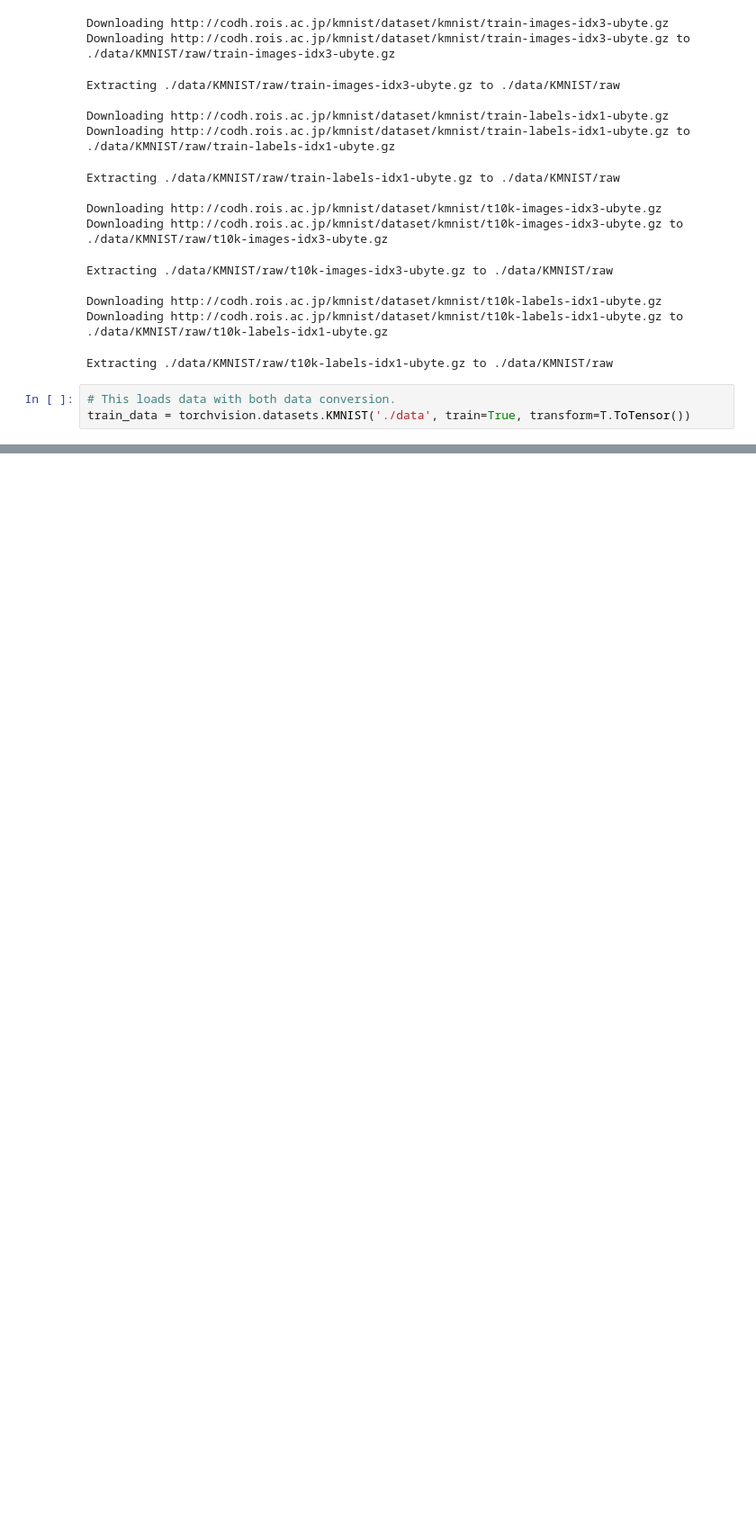
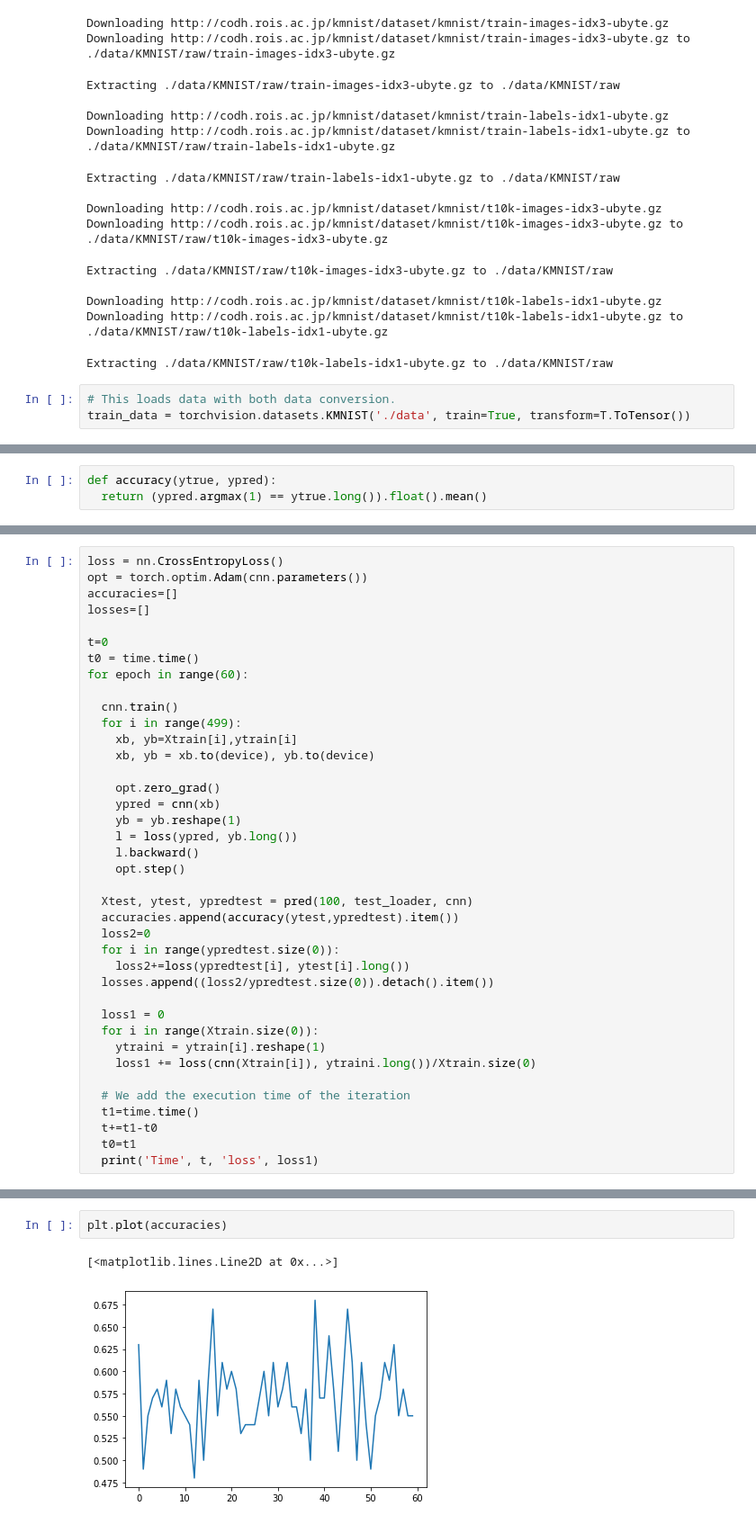
Before and after one commit to davidraamirez/GradientWithoutBackpropagation, a Jupyter notebook: CNN_bwd_gradient.ipynb, the cells around one changed output, grey strips where cells are left out. Shown at 90% size. Cells and saved outputs as stored; diff of their text form; blank space fills up the shorter version.

```diff
--- a/CNN_bwd_gradient.ipynb
+++ b/CNN_bwd_gradient.ipynb
@@ -42,0 +136,3 @@ train_data = torchvision.datasets.KMNIST('./data', train=True, transform=T.ToTen
+# %%
+def accuracy(ytrue, ypred):
+  return (ypred.argmax(1) == ytrue.long()).float().mean()
@@ -42,0 +156,39 @@ train_data = torchvision.datasets.KMNIST('./data', train=True, transform=T.ToTen
+# %%
+loss = nn.CrossEntropyLoss()
+opt = torch.optim.Adam(cnn.parameters())
+accuracies=[]
+losses=[]
+
+t=0
+t0 = time.time()
+for epoch in range(60):
+
+  cnn.train()
+  for i in range(499):
+    xb, yb=Xtrain[i],ytrain[i]
+    xb, yb = xb.to(device), yb.to(device)
+
+    opt.zero_grad()
+    ypred = cnn(xb)
+    yb = yb.reshape(1)
+    l = loss(ypred, yb.long())
+    l.backward()
+    opt.step()
+
+  Xtest, ytest, ypredtest = pred(100, test_loader, cnn)
+  accuracies.append(accuracy(ytest,ypredtest).item())
+  loss2=0
+  for i in range(ypredtest.size(0)):
+    loss2+=loss(ypredtest[i], ytest[i].long())
+  losses.append((loss2/ypredtest.size(0)).detach().item())
+
+  loss1 = 0
+  for i in range(Xtrain.size(0)):
+    ytraini = ytrain[i].reshape(1)
+    loss1 += loss(cnn(Xtrain[i]), ytraini.long())/Xtrain.size(0)
+
+  # We add the execution time of the iteration
+  t1=time.time()
+  t+=t1-t0
+  t0=t1
+  print('Time', t, 'loss', loss1)
@@ -42,0 +213,5 @@ train_data = torchvision.datasets.KMNIST('./data', train=True, transform=T.ToTen
+# %%
+plt.plot(accuracies)
+# %% [output]
+[<matplotlib.lines.Line2D at 0x...>]
+[figure, added]
```
Also changed, not shown: parts of 26 cells of this notebook.
